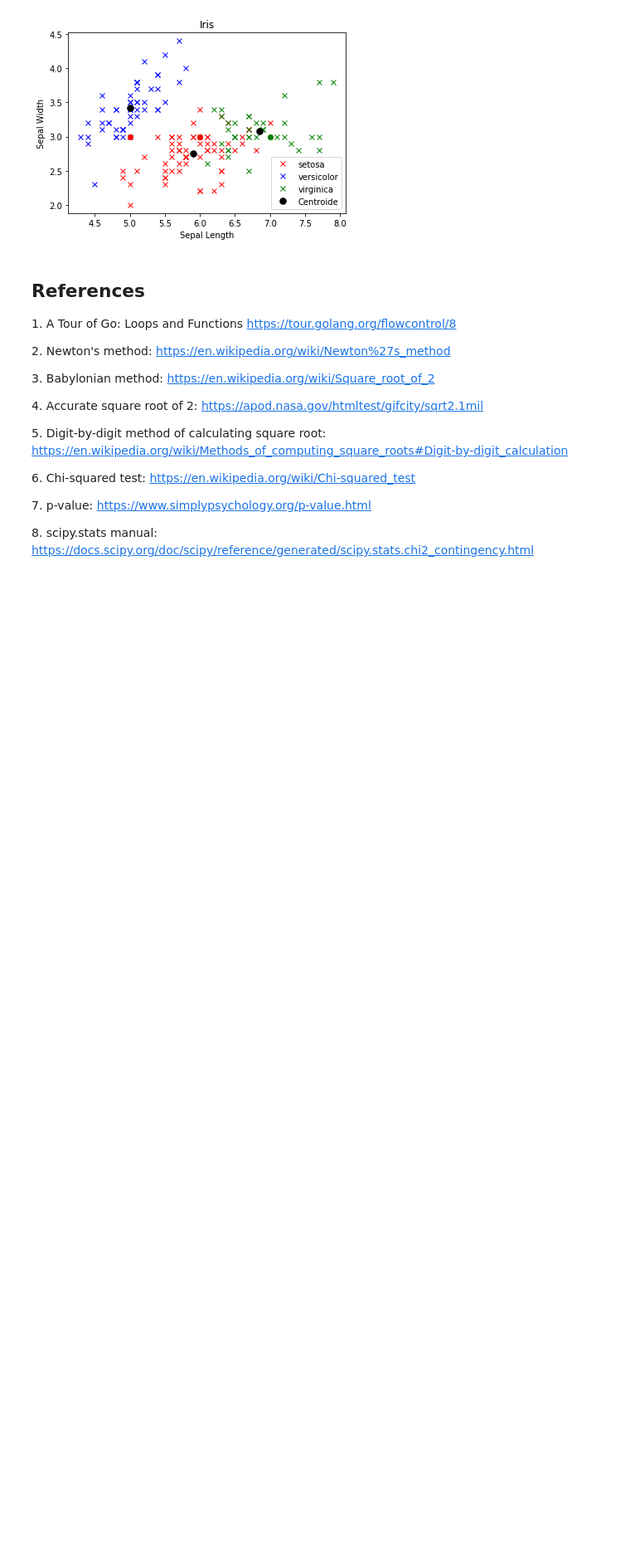
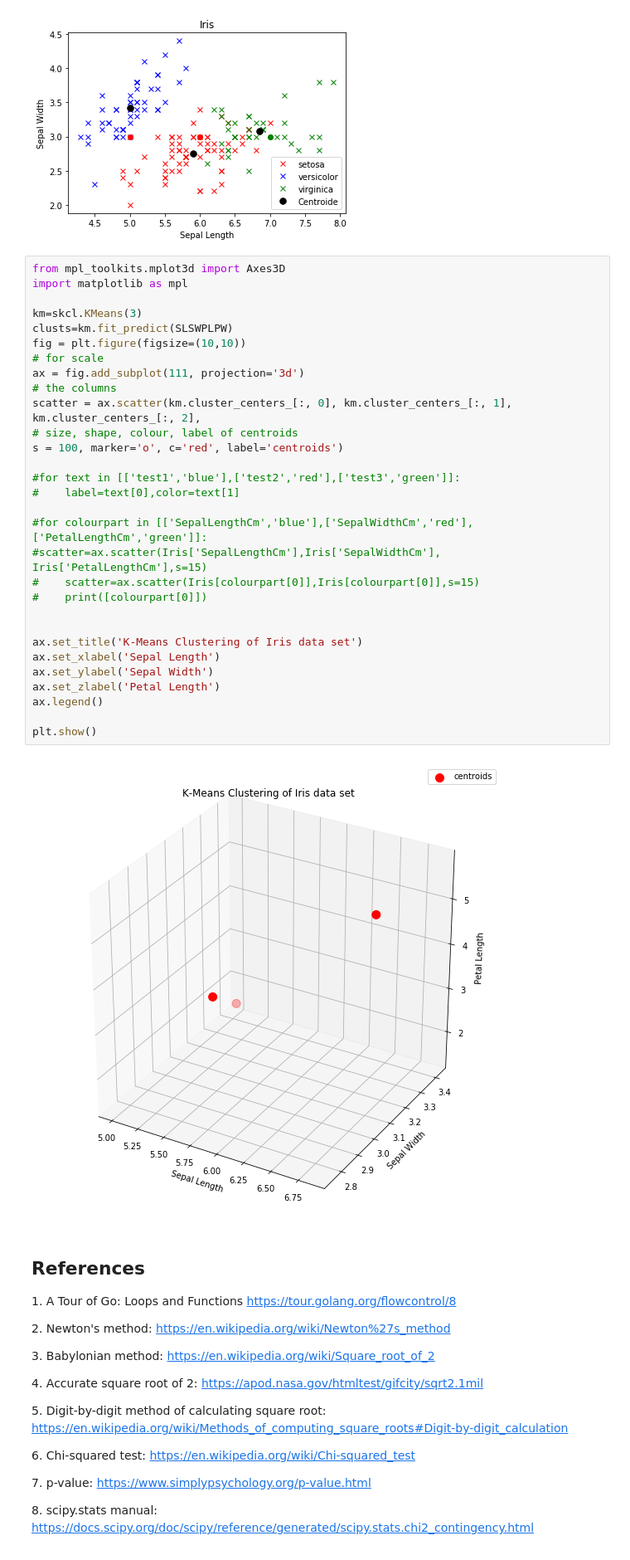
Before and after one commit to HFintan/MLS, a Jupyter notebook: Tasks.ipynb, the cells around one changed output. Shown at 83% size. Saved outputs shown, nothing was run; the diff lists cells and outputs as text; blank space fills up the shorter version.

Commit message:
beginning of 3d example, but legending proving awkward

```diff
--- a/Tasks.ipynb
+++ b/Tasks.ipynb
@@ -865,6 +865,38 @@ plt.legend()
 plt.show()
 # %% [output]
 [figure]
+# %%
+from mpl_toolkits.mplot3d import Axes3D
+import matplotlib as mpl
+
+km=skcl.KMeans(3)
+clusts=km.fit_predict(SLSWPLPW)
+fig = plt.figure(figsize=(10,10))
+# for scale
+ax = fig.add_subplot(111, projection='3d')
+# the columns
+scatter = ax.scatter(km.cluster_centers_[:, 0], km.cluster_centers_[:, 1], km.cluster_centers_[:, 2],
+# size, shape, colour, label of centroids
+s = 100, marker='o', c='red', label='centroids')
+
+#for text in [['test1','blue'],['test2','red'],['test3','green']]:
+#    label=text[0],color=text[1]
+
+#for colourpart in [['SepalLengthCm','blue'],['SepalWidthCm','red'],['PetalLengthCm','green']]:
+#scatter=ax.scatter(Iris['SepalLengthCm'],Iris['SepalWidthCm'], Iris['PetalLengthCm'],s=15)
+#    scatter=ax.scatter(Iris[colourpart[0]],Iris[colourpart[0]],s=15)
+#    print([colourpart[0]])
+
+
+ax.set_title('K-Means Clustering of Iris data set')
+ax.set_xlabel('Sepal Length')
+ax.set_ylabel('Sepal Width')
+ax.set_zlabel('Petal Length')
+ax.legend()
+
+plt.show()
+# %% [output]
+[figure, added]
 # %% [markdown]
 ## References
 <span id="sqrt-on-on"> 1. A Tour of Go: Loops and Functions https://tour.golang.org/flowcontrol/8</span>
```
